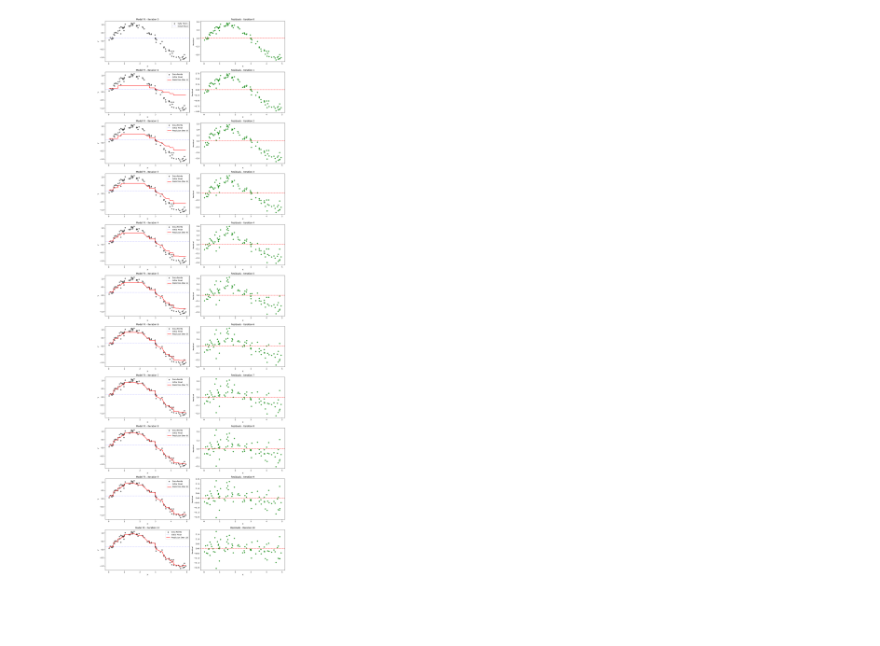
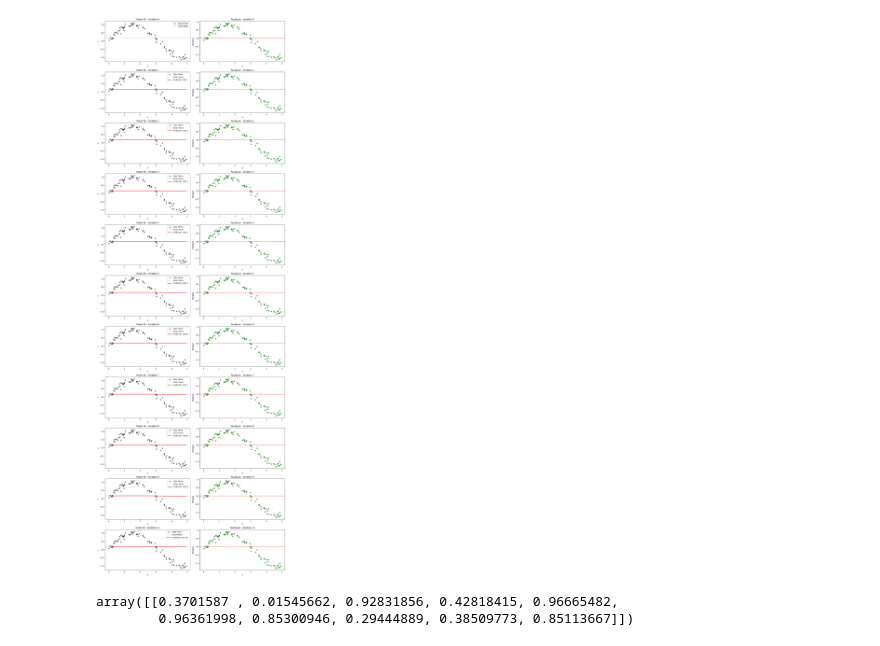
Before and after one commit to arpitbbhayani/experimental, a Jupyter notebook: gradient-boosting/sine-gb.ipynb, the cells around one changed output. Drawn from its saved outputs; the diff is of its cells as text; code cells hidden in the pictures; blank space fills up the shorter version.

```diff
--- a/gradient-boosting/sine-gb.ipynb
+++ b/gradient-boosting/sine-gb.ipynb
@@ -106,19 +105,3 @@ class GradientBoostingVisualizer:
             axs[1].legend()
 
             return []
-
-        # Create animation
-        num_frames = len(self.prediction_history) + 1
-        ani = FuncAnimation(fig, update, frames=num_frames, init_func=init, blit=True, interval=1000)
-
-        plt.tight_layout()
-        return ani
-# %%
-# Create and fit the model
-visualizer = GradientBoostingVisualizer(X_1d, y_1d, n_estimators=10, learning_rate=0.1, max_depth=3)
-visualizer.fit()
-
-# Create the animation
-animation = visualizer.visualize()
-
-plt.show()
@@ -127,6 +108,6 @@ plt.show()
 # %%
 def demonstrate_single_iterations():
-    visualizer = GradientBoostingVisualizer(X_1d, y_1d, n_estimators=10, learning_rate=0.3, max_depth=3)
+    visualizer = GradientBoostingVisualizer(X_1d, y_1d, n_estimators=10, learning_rate=0.001, max_depth=3)
     visualizer.fit()
 
     iterations_to_show = [0, 1, 2, 3, 4, 5, 6, 7, 8, 9, 10]
@@ -139,31 +120,36 @@ def demonstrate_single_iterations():
 
     for i, iteration in enumerate(iterations_to_show):
         # Plot model predictions
         axs[i, 0].scatter(visualizer.X, visualizer.y, color='black', alpha=0.5, label='Data Points')
         axs[i, 0].axhline(y=visualizer.initial_prediction, color='blue', linestyle='--', alpha=0.3, label='Initial Mean')
 
         if iteration > 0:
             current_pred_sorted = visualizer.prediction_history[iteration][sort_idx]
             axs[i, 0].plot(X_sorted, current_pred_sorted, color='red', linewidth=2,
                           label=f'Prediction (Iter {iteration})')
 
         axs[i, 0].set_title(f'Model Fit - Iteration {iteration}')
         axs[i, 0].set_xlabel('X')
         axs[i, 0].set_ylabel('y')
         axs[i, 0].legend()
 
         # Plot residuals
         if iteration < len(visualizer.residuals_history):
             residuals_sorted = visualizer.residuals_history[iteration][sort_idx]
             axs[i, 1].scatter(X_sorted, residuals_sorted, color='green', alpha=0.7)
             axs[i, 1].axhline(y=0, color='red', linestyle='--')
             axs[i, 1].set_title(f'Residuals - Iteration {iteration}')
             axs[i, 1].set_xlabel('X')
             axs[i, 1].set_ylabel('Residual')
 
     plt.tight_layout()
     plt.show()
 
 demonstrate_single_iterations()
 # %% [output]
-[figure, old version]
+[figure, new version]
+# %%
+np.random.rand(10).reshape(1, -1)
+# %% [output]
+array([[0.3701587 , 0.01545662, 0.92831856, 0.42818415, 0.96665482,
+        0.96361998, 0.85300946, 0.29444889, 0.38509773, 0.85113667]])
```
Also changed, not shown: parts of 2 cells of this notebook.
